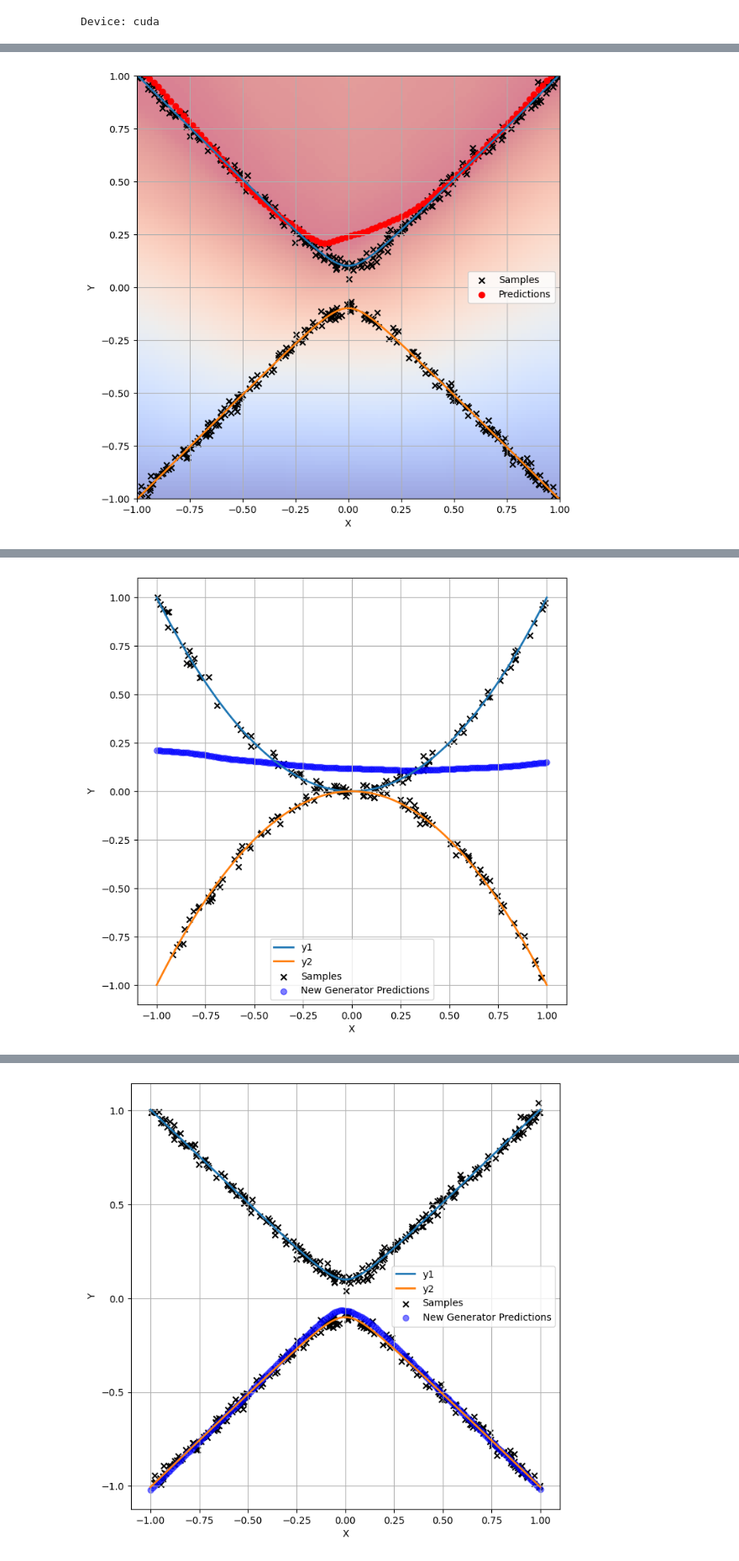
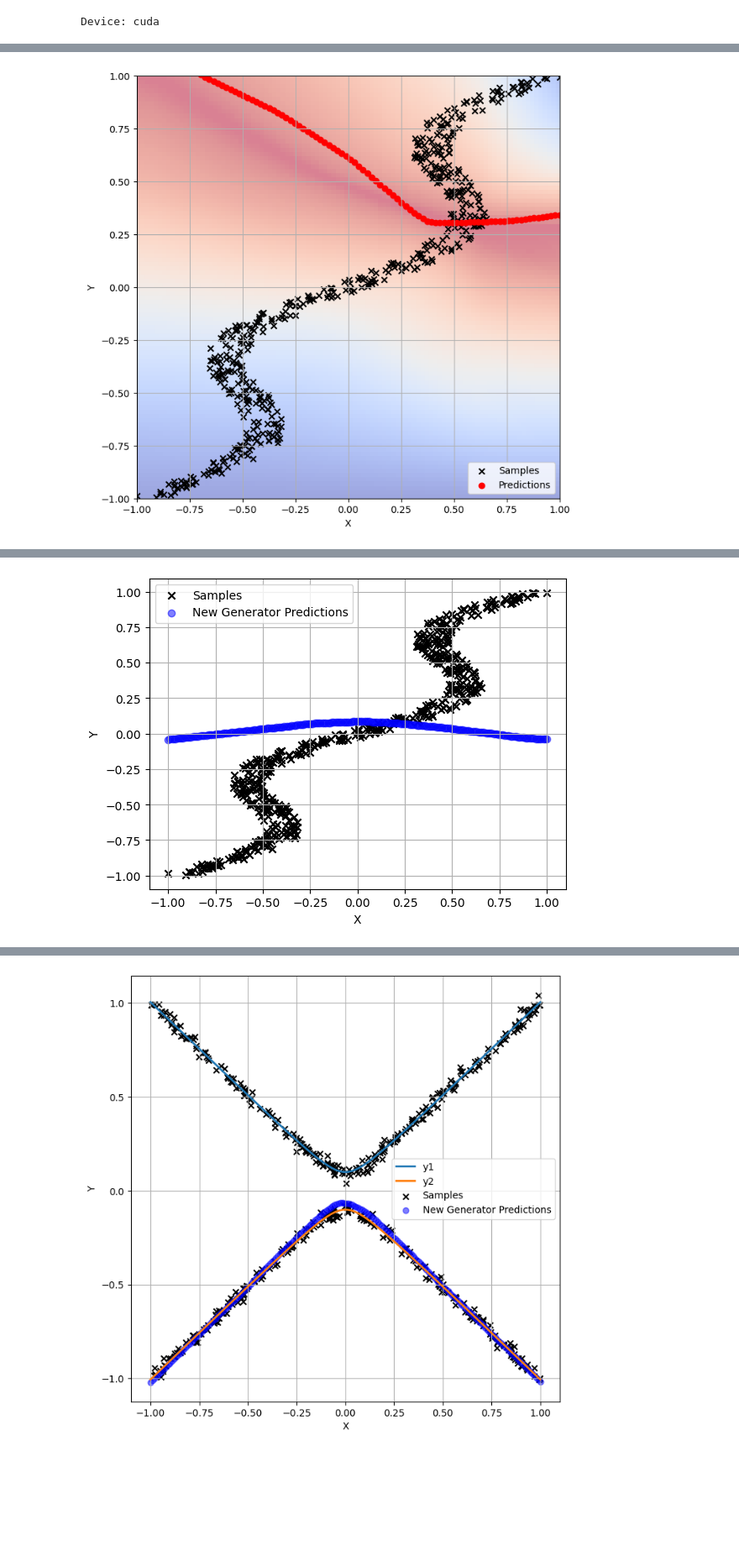
Before and after one commit to zipping-suger/MultiModLearn, a Jupyter notebook: note.ipynb, the cells around one changed output, grey strips where cells are left out. Shown at 84% size. Saved outputs shown, nothing was run; the diff lists cells and outputs as text; code cells hidden in the pictures; blank space fills up the shorter version.

Commit message:
added bishop multi value function test case

```diff
--- a/note.ipynb
+++ b/note.ipynb
@@ -89,0 +90,30 @@ True
+# %%
+# Another example: inverse sine wave,
+# a classic multi-modal output dataset introduced by (Bishop 1994) in Mixture density networks
+# generate data
+n = 500
+d = 1
+t = 1
+x_train = np.random.uniform(-1, 1, (n, d)).astype(np.float32)
+noise = np.random.uniform(-0.1, 0.1, (n, d)).astype(np.float32)
+y_train = x_train + 0.3 * np.sin(2 * np.pi * x_train) + noise
+
+# Scale y_train to be in the range of -1 to 1
+y_train = 2 * (y_train - y_train.min()) / (y_train.max() - y_train.min()) - 1
+
+x = y_train
+y = x_train
+
+# Load dataset
+batch_size = 32
+x_tensor = torch.tensor(x, dtype=torch.float32)
+y_tensor = torch.tensor(y, dtype=torch.float32)
+dataset = TensorDataset(x_tensor, y_tensor)
+dataloader = DataLoader(dataset, batch_size=batch_size, shuffle=True)
+
+fig = plt.figure(figsize=(8, 8))
+plt.plot(x, y, 'go', alpha=0.5)
+plt.xlabel('X')
+plt.ylabel('Y')
+plt.grid()
+plt.show()
@@ -264,13 +289,13 @@ heatmap = ax.imshow(discriminator_outputs, extent=(-1, 1, -1, 1), origin='lower'
 # cbar = plt.colorbar(heatmap, ax=ax, shrink=0.8)
 
 
-# Plot the function
-x_vals = np.linspace(-1, 1, 100)
-y_vals = [y_multi(x_i) for x_i in x_vals]
-y_vals_transposed = list(zip(*y_vals))
+# # Plot the function
+# x_vals = np.linspace(-1, 1, 100)
+# y_vals = [y_multi(x_i) for x_i in x_vals]
+# y_vals_transposed = list(zip(*y_vals))
 
-for i, y_val in enumerate(y_vals_transposed):
-    ax.plot(x_vals, y_val,  linewidth=2)
+# for i, y_val in enumerate(y_vals_transposed):
+#     ax.plot(x_vals, y_val,  linewidth=2)
 
 # Plot the samples and predictions
 ax.scatter(x, y, marker='x', color='black', label='Samples')
@@ -287,7 +312,7 @@ ax.legend()
 plt.savefig('asset/proposal/hyperbola_gan.png', dpi = 300)
 plt.show()
 # %% [output]
-[figure, old version]
+[figure, new version]
 # %%
 # Fix the discriminator and train a new generator
 # Fix the discriminator parameters
@@ -331,14 +356,14 @@ query_points_tensor = torch.tensor(query_points, dtype=torch.float32).unsqueeze(
 z = torch.randn(num_query_points, latent_size)
 predictions_new = new_generator(z, query_points_tensor).detach().numpy()
 
-# Plot the function, samples, and predictions from new_generator
-x_vals = np.linspace(-1, 1, 100)
-y_vals = [y_multi(x_i) for x_i in x_vals]
-y_vals_transposed = list(zip(*y_vals))
+# # Plot the function, samples, and predictions from new_generator
+# x_vals = np.linspace(-1, 1, 100)
+# y_vals = [y_multi(x_i) for x_i in x_vals]
+# y_vals_transposed = list(zip(*y_vals))
 
-plt.figure(figsize=(8, 8))
-for i, y_val in enumerate(y_vals_transposed):
-    plt.plot(x_vals, y_val, label=f'y{i+1}', linewidth=2)
+# plt.figure(figsize=(8, 8))
+# for i, y_val in enumerate(y_vals_transposed):
+#     plt.plot(x_vals, y_val, label=f'y{i+1}', linewidth=2)
 
 plt.scatter(x, y, marker='x', color='black', label='Samples')
 plt.scatter(query_points, predictions_new, marker='o', color='blue', label='New Generator Predictions', alpha=0.5)
@@ -368,4 +393,4 @@ Epoch [100/100], Generator Loss: 0.0000
-[figure, old version]
+[figure, new version]
 # %%
 # Define Energy-based Model using MLP
 class EnergyModel(nn.Module):
```
Also changed, not shown: parts of 7 cells of this notebook, 5 other files.
